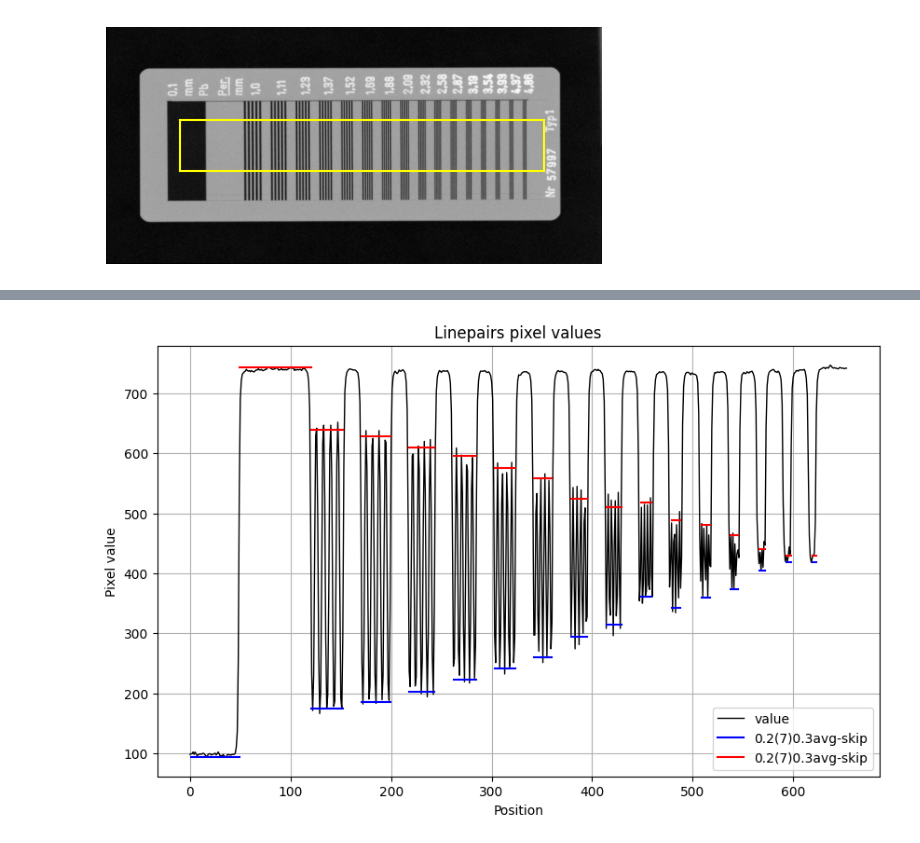
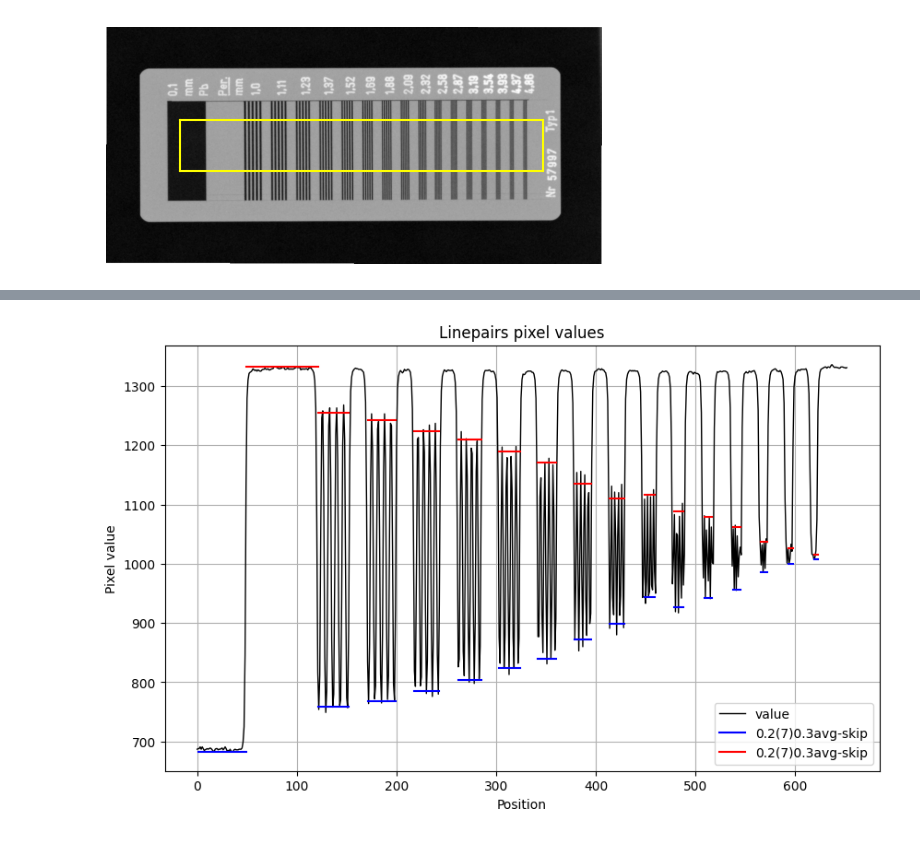
Before and after one commit to NickyAlan/DR-Light-beam-test, a Jupyter notebook: mtf.ipynb, the cells around one changed output, grey strips where cells are left out. Cells and saved outputs as stored; diff of their text form; code cells hidden in the pictures.

```diff
--- a/mtf.ipynb
+++ b/mtf.ipynb
@@ -78,9 +78,12 @@ def find_edge_row(arr) :
         h_min, h_max = h_min + h_crop, h_max + h_crop
     return h_min, h_max, start_val
 # %%
-# dicom_data = pydicom.dcmread("BAR_eval\SW2\BAR2")
-dicom_data = pydicom.dcmread("BAR_eval/DX1/BAR2")
+# dicom_data = pydicom.dcmread("y")
+dicom_data = pydicom.dcmread("MTF_TEST\MTF_BAR (13)")
 arr = dicom_data.pixel_array
+# arr = ndimage.rotate(arr, 90)[:, 200: 1500] # TODO with this "y" file
+arr = ndimage.rotate(arr, 90)
+display(arr, True)
 h, w = arr.shape
 # assume crop if size > 2,000 (not crop yet)
 p = 0.24
@@ -89,19 +92,25 @@ if (h*w) > (2000**2) :
 
 ecrop = [int(0.05*h), int(0.95*h), int(0.05*w), int(0.95*w)]
 arr = arr[ecrop[0]: ecrop[1], ecrop[2]: ecrop[3]]
+
 h, w = arr.shape
+# display(arr)
 # find MTF bar
 p = 0.33
 p_mean = np.mean(arr[int(h*p): int(h*(1-p)), int(w*p): int(w*(1-p))])
+# display(arr[int(h*p): int(h*(1-p)), int(w*p): int(w*(1-p))])
 parr = np.where(arr>p_mean, 1, 0)
+# display(parr, True)
 # width finding
 vc = [int(h*0.1), int(h/2)]
 varr = parr[vc[0]: vc[1]]
 w_min, w_max = find_edge_col(varr)
+print(w_min, w_max)
 # height finding
 hc = [int(w*0.1), int(w/2)]
 harr = parr[:, hc[0]: hc[1]]
 h_min, h_max, start_val = find_edge_row(harr)
+print(h_min, h_max)
 # processing crop, inv, rotate to horizontal
 need_inv = start_val == 1
 l1, l2 = h_max-h_min, w_max-w_min
@@ -111,9 +120,6 @@ h_min, h_max = max(0, h_min-add_crop), h_max+add_crop # prevent negative
 w_min, w_max = max(0, w_min-add_crop), w_max+add_crop
 arr = arr[h_min: h_max, w_min: w_max]
 h, w = arr.shape
-if need_inv :
-    max_val = arr.max()
-    arr = max_val-arr
 if need_rotate :
     arr = ndimage.rotate(arr, 90)
     h, w = arr.shape
@@ -260,6 +268,7 @@ hp = int(0.11*h)
 wp = int(0.10*w)
 # %%
 focus_crop = (h//2-hp, h//2+hp, int(wp*1.5), w-int(wp*1.2))
-focus = rotate_img[h//2-hp: h//2+hp, int(wp*1.5): w-int(wp*1.2)]
+focus = rotate_img[focus_crop[0]: focus_crop[1], focus_crop[2]: focus_crop[3]]
+# focus = rotate_img[h//2-hp: h//2+hp, int(wp*1.5): w-int(wp*1.2)]
 display(focus, True)
 # %% [output]
@@ -274,6 +283,15 @@ std = np.std(rotate_check)
 print(std)
 if std > (focus.max() - focus.min())/30 :
     rotate_img = ndimage.rotate(rotate_img, 180)
-    focus = rotate_img[h//2-hp: h//2+hp, int(wp*1.5): w-int(wp*1.2)]
+    # focus = rotate_img[h//2-hp: h//2+hp, int(wp*1.5): w-int(wp*1.2)]
+    focus = rotate_img[focus_crop[0]: focus_crop[1], focus_crop[2]: focus_crop[3]]
+
+if need_inv :
+    # inv lUT
+    max_pixel = focus.max()
+    min_pixel = focus.min()
+    # focus = max_pixel - focus + min_pixel
+    rotate_img = max_pixel - rotate_img + min_pixel
+    focus = rotate_img[focus_crop[0]: focus_crop[1], focus_crop[2]: focus_crop[3]]
     display(focus, True)
 # %% [output]
@@ -608,0 +628,12 @@ plt.plot([focus_crop[2], focus_crop[3]], [focus_crop[1], focus_crop[1]], c='yell
+# %%
+plt.figure(figsize=(10, 6))
+start_val = int((linepairs[0][1] + linepairs[1][0]) / 2)
+plt.plot(x[start_val:], color="black", linewidth=1)
+for idx, ((s1, s2), (_, max_v, min_v, _, _)) in enumerate(zip(linepairs[1:], res.values[1:]), start=1) :
+    plt.plot([s1-start_val, s2-start_val], [min_v, min_v], color="blue")
+    plt.plot([s1-start_val, s2-start_val], [max_v, max_v], color="red")
+plt.legend(["value", "0.2(7)0.3avg-skip", "0.2(7)0.3avg-skip"])
+plt.grid(True)
+plt.title("Linepairs pixel values")
+plt.ylabel("Pixel value")
+plt.xlabel("Position");
@@ -609,21 +642,20 @@ plt.plot([focus_crop[2], focus_crop[3]], [focus_crop[1], focus_crop[1]], c='yell
 # %%
 plt.figure(figsize=(10, 6))
-start_val = linepairs[0][0] - (linepairs[0][1] - linepairs[0][0])
 plt.plot(x, color="black", linewidth=1)
 for idx, ((s1, s2), (_, max_v, min_v, _, _)) in enumerate(zip(linepairs, res.values), start=1) :
     # fix position in first lp (maximum)
     plt.plot([s1, s2], [min_v, min_v], color="blue")
     if idx == 1 :
         s1 = s2
         s2 = linepairs[1][0]
     plt.plot([s1, s2], [max_v, max_v], color="red")
 plt.legend(["value", "0.2(7)0.3avg-skip", "0.2(7)0.3avg-skip"])
 plt.grid(True)
 plt.title("Linepairs pixel values")
 plt.ylabel("Pixel value")
 plt.xlabel("Position");
 # %% [output]
-[figure, old version]
+[figure, new version]
 # %%
 res
 # %% [output]
```
Also changed, not shown: parts of 36 cells of this notebook.
